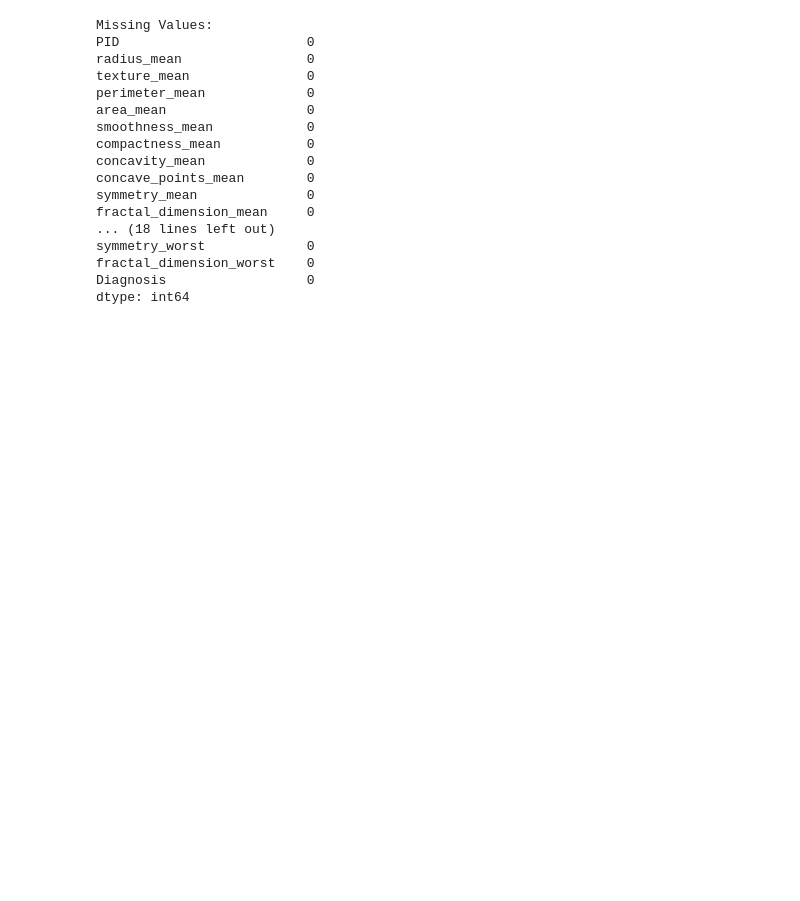
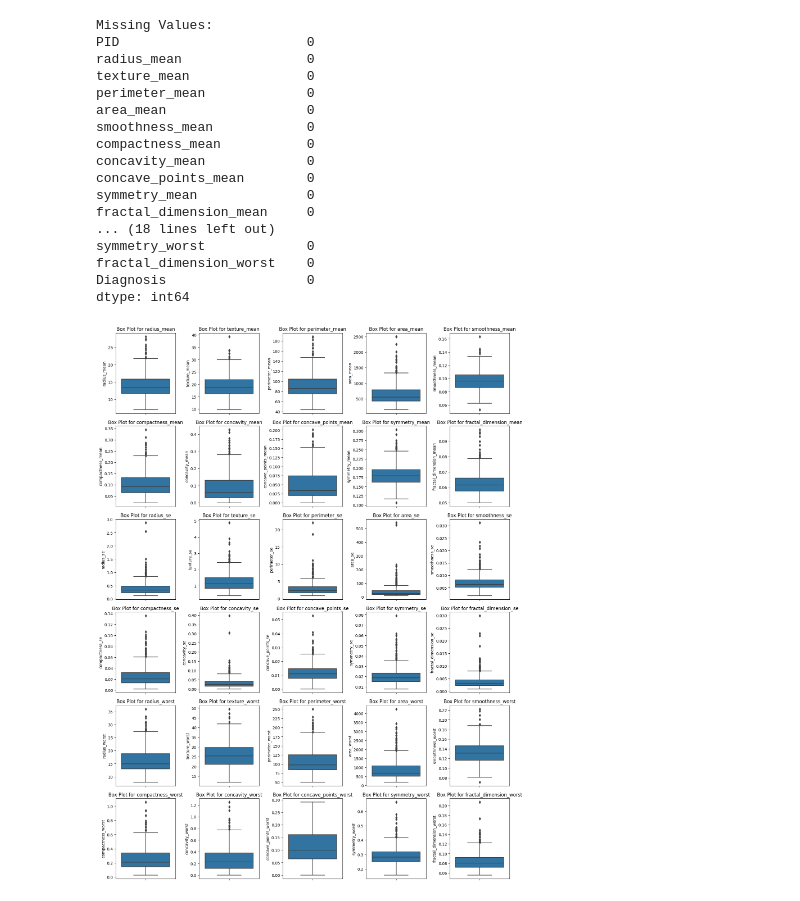
Before and after one commit to mohandaz/HIA-303-Project, a Jupyter notebook: HIA_303.ipynb, the cells around one changed output. Drawn from its saved outputs; the diff is of its cells as text; code cells hidden in the pictures; blank space fills up the shorter version.

```diff
--- a/HIA_303.ipynb
+++ b/HIA_303.ipynb
@@ -261,19 +275,23 @@ fractal_dimension_worst    0
 Diagnosis                  0
 dtype: int64
 # %%
-import matplotlib.pyplot as plt
-import seaborn as sns
-
-# Selecting some continuous variables for outlier detection
+# Selecting all continuous variables for outlier detection
 continuous_columns = [ 'radius_mean', 'texture_mean', 'perimeter_mean', 'area_mean', 'smoothness_mean', 'compactness_mean', 'concavity_mean',
     'concave_points_mean', 'symmetry_mean', 'fractal_dimension_mean',
     'radius_se', 'texture_se', 'perimeter_se', 'area_se', 'smoothness_se', 'compactness_se', 'concavity_se',
     'concave_points_se', 'symmetry_se', 'fractal_dimension_se',
     'radius_worst', 'texture_worst', 'perimeter_worst', 'area_worst', 'smoothness_worst', 'compactness_worst', 'concavity_worst',
     'concave_points_worst', 'symmetry_worst', 'fractal_dimension_worst']
 
-# Create box plots
-plt.figure(figsize=(12, 8))
-sns.boxplot(data=bca[continuous_columns])
-plt.title('Box Plots for Continuous Variables')
+# Create individual horizontal box plots for each continuous variable
+
+plt.figure(figsize=(15, 20))
+for i, column in enumerate(continuous_columns, 1):
+    plt.subplot(6, 5, i)
+    sns.boxplot(y=bca[column])
+    plt.title(f'Box Plot for {column}')
+
+plt.tight_layout()
 plt.show()
+# %% [output]
+[figure, added]
```
Also changed, not shown: parts of 40 cells of this notebook.
